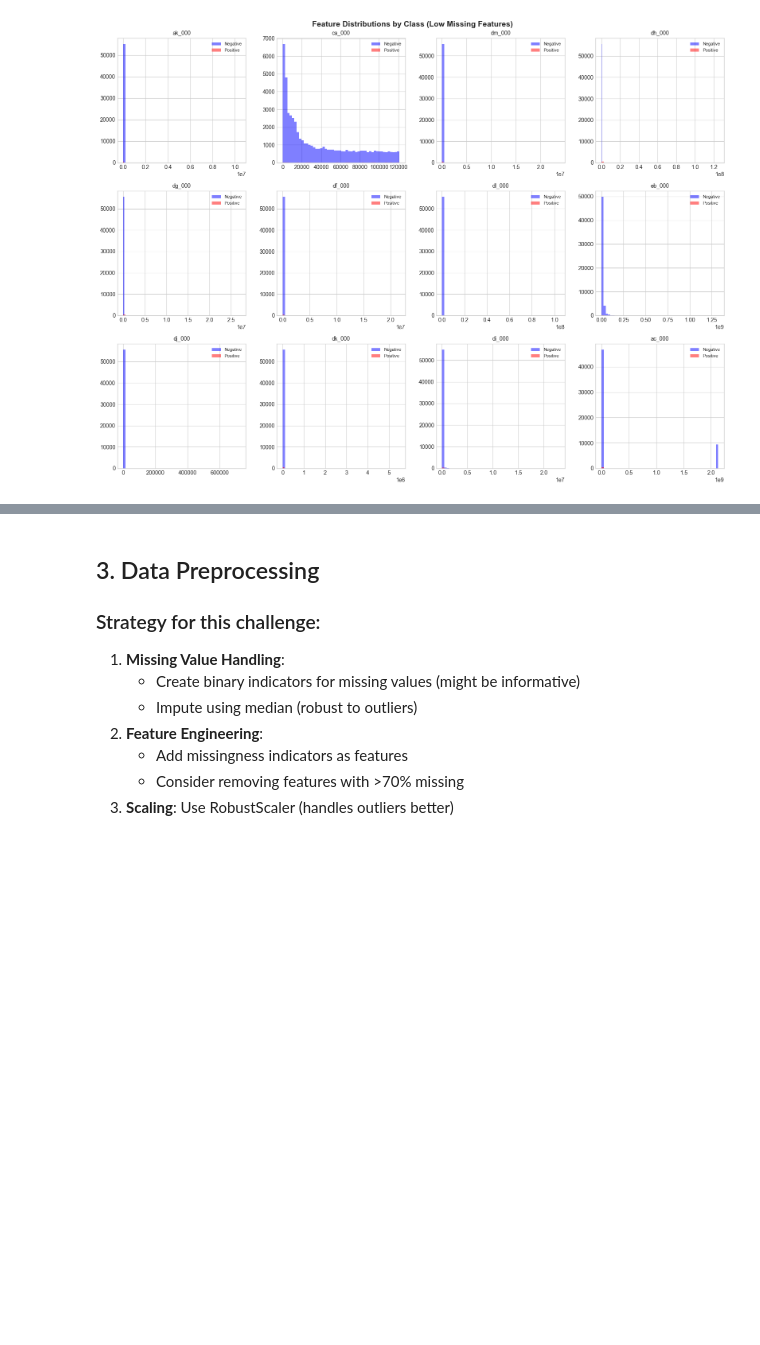
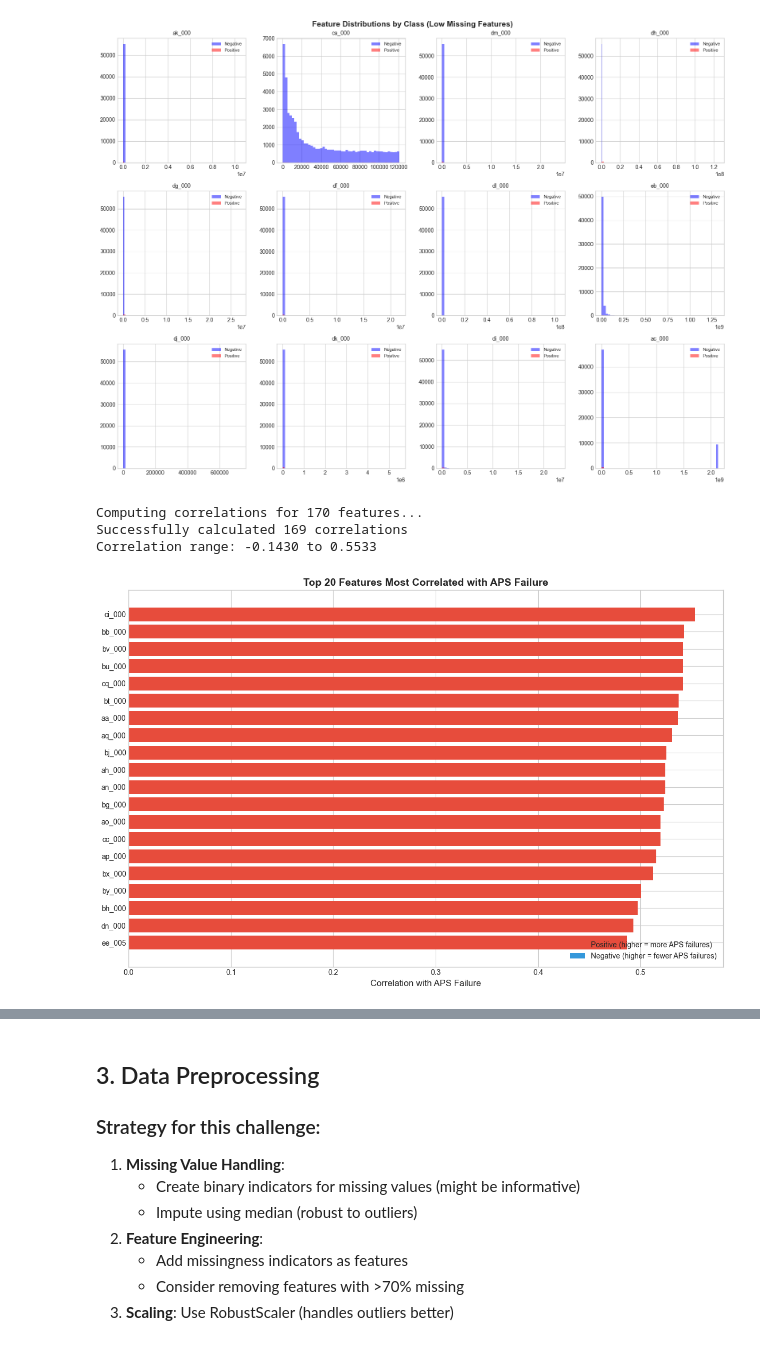
Before and after one commit to epireve/aps-failure, a Jupyter notebook: aps_failure_analysis.ipynb, the cells around one changed output, grey strips where cells are left out. Saved outputs shown, nothing was run; the diff lists cells and outputs as text; code cells hidden in the pictures; blank space fills up the shorter version.

Commit message:
Add new visualizations and update existing images
- Updated the final results image to reflect the latest analysis.

```diff
--- a/aps_failure_analysis.ipynb
+++ b/aps_failure_analysis.ipynb
@@ -423,3 +426,78 @@ plt.savefig("feature_distributions.png", dpi=150, bbox_inches="tight")
 plt.show()
 # %% [output]
 [figure]
+# %%
+# Feature-Target Correlation Analysis
+# Self-contained cell - loads data directly to avoid dependency issues
+
+# Get features and target from train_df (loaded in cell 4)
+_feature_cols = [col for col in train_df.columns if col != "class"]
+_X = train_df[_feature_cols]
+_y = (train_df["class"] == "pos").astype(int)
+
+print(f"Computing correlations for {len(_feature_cols)} features...")
+
+# Calculate correlations
+correlations = {}
+for col in _feature_cols:
+    try:
+        # Get column as numeric, coercing errors
+        x_col = pd.to_numeric(_X[col], errors="coerce")
+        mask = x_col.notna()
+        if mask.sum() > 100 and x_col[mask].std() > 0:
+            corr = x_col[mask].corr(_y[mask])
+            if pd.notna(corr):
+                correlations[col] = corr
+    except Exception as e:
+        pass  # Skip problematic columns
+
+print(f"Successfully calculated {len(correlations)} correlations")
+
+# Sort by absolute correlation
+corr_series = pd.Series(correlations)
+corr_series = corr_series.reindex(corr_series.abs().sort_values(ascending=False).index)
+
+if len(corr_series) > 0:
+    print(f"Correlation range: {corr_series.min():.4f} to {corr_series.max():.4f}")
+
+    # Plot top 20
+    top_20 = corr_series.head(20)
+
+    fig, ax = plt.subplots(figsize=(12, 8))
+    colors = ["#e74c3c" if x > 0 else "#3498db" for x in top_20.values]
+    ax.barh(range(len(top_20)), top_20.values, color=colors)
+    ax.set_yticks(range(len(top_20)))
+    ax.set_yticklabels(top_20.index, fontsize=10)
+    ax.invert_yaxis()
+    ax.set_xlabel("Correlation with APS Failure", fontsize=12)
+    ax.set_title(
+        "Top 20 Features Most Correlated with APS Failure",
+        fontsize=14,
+        fontweight="bold",
+    )
+    ax.axvline(x=0, color="black", linewidth=0.5)
+
+    from matplotlib.patches import Patch
+
+    legend_elements = [
+        Patch(facecolor="#e74c3c", label="Positive (higher = more APS failures)"),
+        Patch(facecolor="#3498db", label="Negative (higher = fewer APS failures)"),
+    ]
+    ax.legend(handles=legend_elements, loc="lower right")
+
+    plt.tight_layout()
+    plt.savefig("feature_target_correlation.png", dpi=150, bbox_inches="tight")
+    plt.show()
+
+    print(f"\nTop 5 features most predictive of APS failures:")
+    for feat, corr in corr_series.head(5).items():
+        print(f"  {feat}: {corr:.4f}")
+else:
+    print("ERROR: No correlations calculated!")
+    print(f"train_df shape: {train_df.shape}")
+    print(f"train_df dtypes (first 5): {train_df.dtypes.head()}")
+# %% [output]
+Computing correlations for 170 features...
+Successfully calculated 169 correlations
+Correlation range: -0.1430 to 0.5533
+[figure, added]
```
Also changed, not shown: parts of 13 cells of this notebook, 8 other files.
